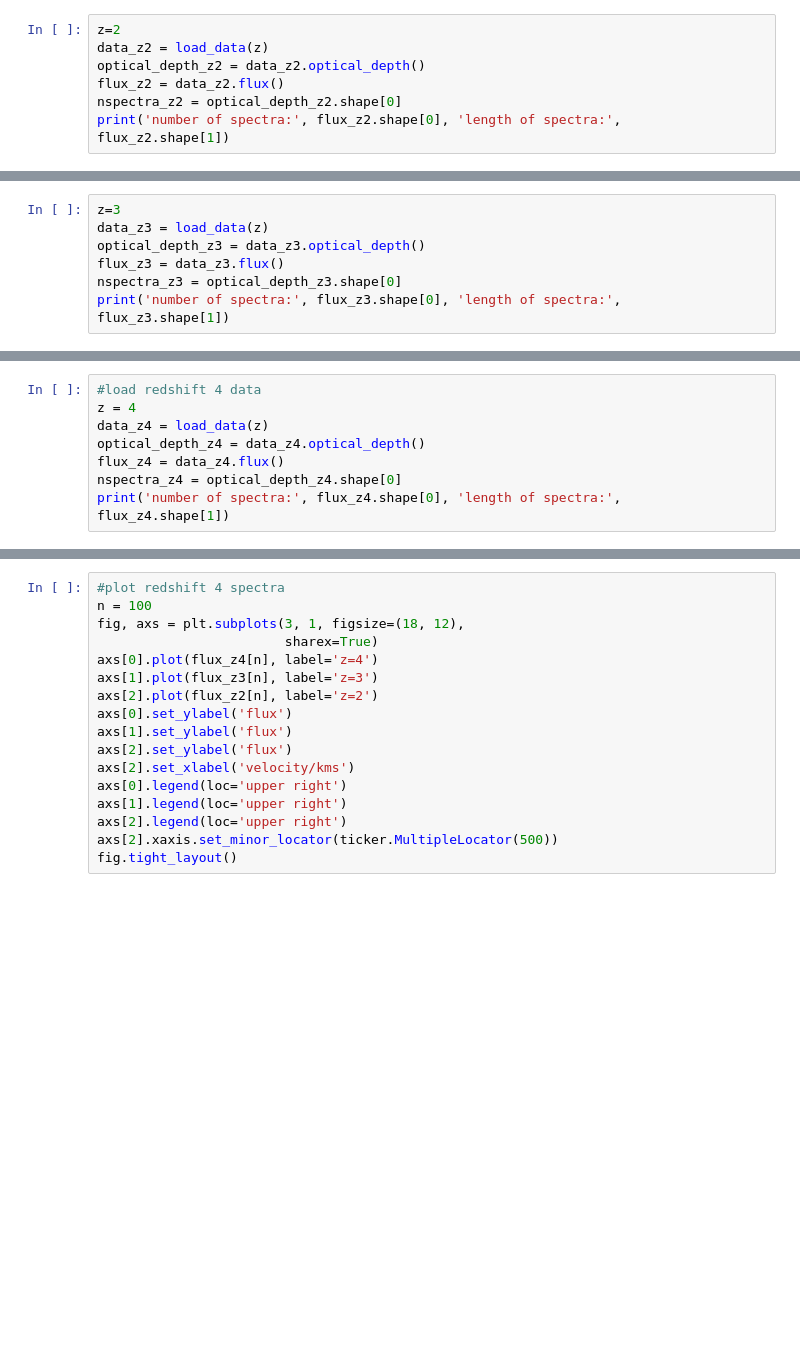
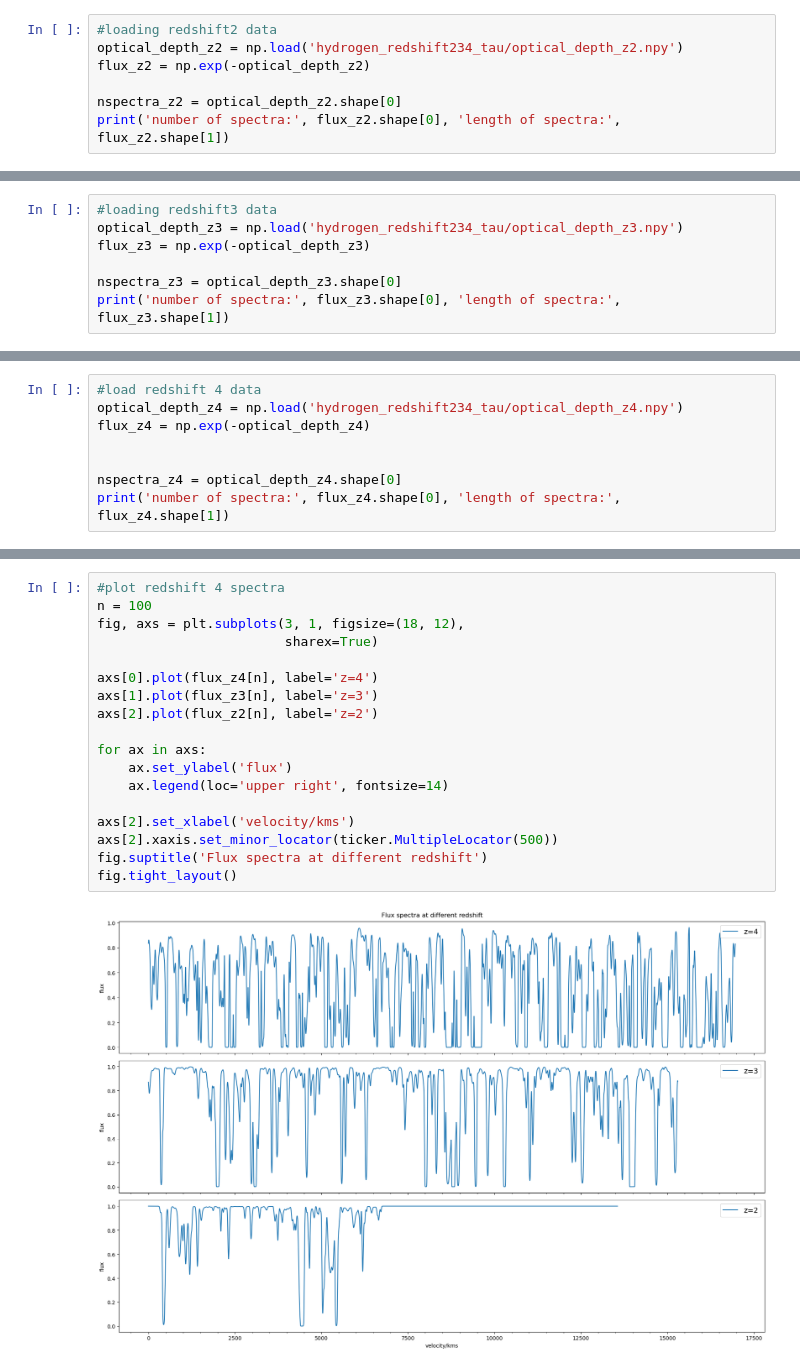
Before and after one commit to ryu-ship-it/lyman_alpha_scattering_transform, a Jupyter notebook: Hydrogen_redshift_compare.ipynb, the cells around one changed output, grey strips where cells are left out. Drawn from its saved outputs; the diff is of its cells as text; blank space fills up the shorter version.

```diff
--- a/Hydrogen_redshift_compare.ipynb
+++ b/Hydrogen_redshift_compare.ipynb
@@ -83,7 +15,7 @@ def get_normalized_S1_S2(coefficients, meta):
 # %%
-z=2
-data_z2 = load_data(z)
-optical_depth_z2 = data_z2.optical_depth()
-flux_z2 = data_z2.flux()
+#loading redshift2 data
+optical_depth_z2 = np.load('hydrogen_redshift234_tau/optical_depth_z2.npy')
+flux_z2 = np.exp(-optical_depth_z2)
+
 nspectra_z2 = optical_depth_z2.shape[0]
 print('number of spectra:', flux_z2.shape[0], 'length of spectra:',  flux_z2.shape[1])
@@ -90,7 +24,7 @@ print('number of spectra:', flux_z2.shape[0], 'length of spectra:',  flux_z2.sha
 # %%
-z=3
-data_z3 = load_data(z)
-optical_depth_z3 = data_z3.optical_depth()
-flux_z3 = data_z3.flux()
+#loading redshift3 data
+optical_depth_z3 = np.load('hydrogen_redshift234_tau/optical_depth_z3.npy')
+flux_z3 = np.exp(-optical_depth_z3)
+
 nspectra_z3 = optical_depth_z3.shape[0]
 print('number of spectra:', flux_z3.shape[0], 'length of spectra:',  flux_z3.shape[1])
@@ -97,8 +33,8 @@ print('number of spectra:', flux_z3.shape[0], 'length of spectra:',  flux_z3.sha
 # %%
 #load redshift 4 data
-z = 4
-data_z4 = load_data(z)
-optical_depth_z4 = data_z4.optical_depth()
-flux_z4 = data_z4.flux()
+optical_depth_z4 = np.load('hydrogen_redshift234_tau/optical_depth_z4.npy')
+flux_z4 = np.exp(-optical_depth_z4)
+
+
 nspectra_z4 = optical_depth_z4.shape[0]
 print('number of spectra:', flux_z4.shape[0], 'length of spectra:',  flux_z4.shape[1])
@@ -132,18 +89,21 @@ S2_z4_mean = [np.mean(S2_z4['S2'][f'{j}'], axis=0) for j in range(len(S2_z4['S2'
 # %%
 #plot redshift 4 spectra
 n = 100
 fig, axs = plt.subplots(3, 1, figsize=(18, 12),
                         sharex=True)
+
 axs[0].plot(flux_z4[n], label='z=4')
 axs[1].plot(flux_z3[n], label='z=3')
 axs[2].plot(flux_z2[n], label='z=2')
-axs[0].set_ylabel('flux')
-axs[1].set_ylabel('flux')
-axs[2].set_ylabel('flux')
+
+for ax in axs:
+    ax.set_ylabel('flux')
+    ax.legend(loc='upper right', fontsize=14)
+
 axs[2].set_xlabel('velocity/kms')
-axs[0].legend(loc='upper right')
-axs[1].legend(loc='upper right')
-axs[2].legend(loc='upper right')
 axs[2].xaxis.set_minor_locator(ticker.MultipleLocator(500))
+fig.suptitle('Flux spectra at different redshift')
 fig.tight_layout()
+# %% [output]
+[figure, added]
 # %%
```
Also changed, not shown: parts of 27 cells of this notebook.
